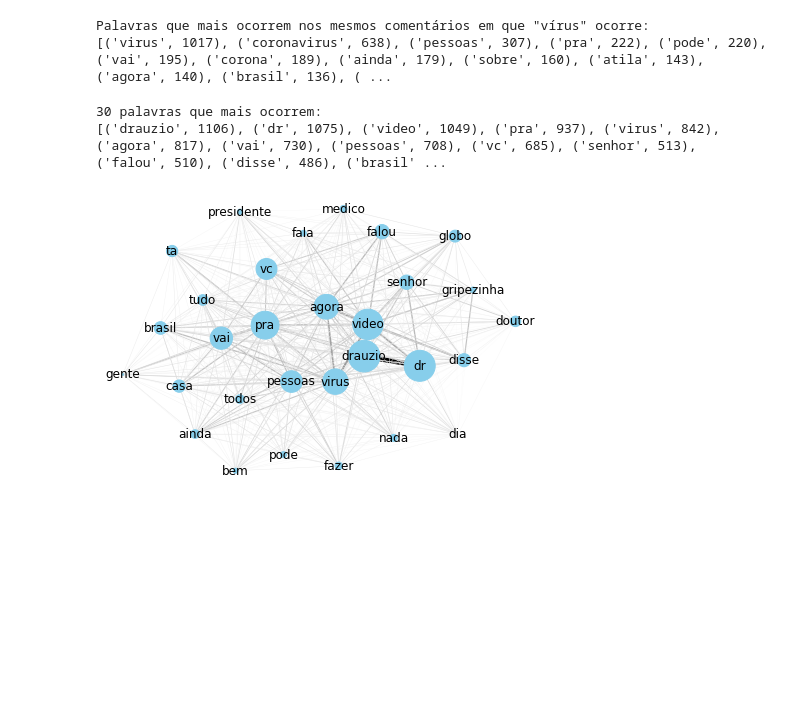
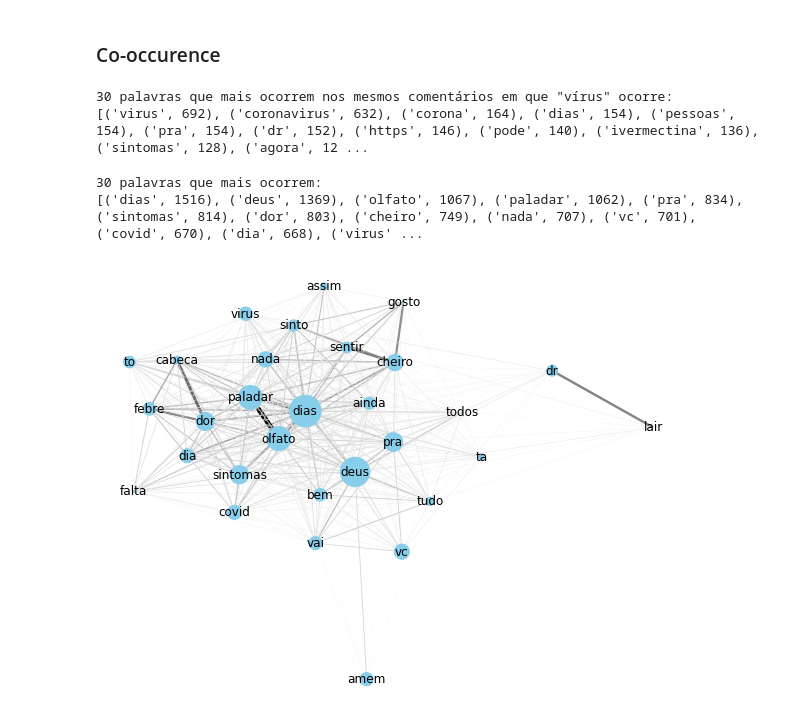
Before and after one commit to PIIMR-CDA/analises, a Jupyter notebook: co_occurence.ipynb, the cells around one changed output. Drawn from its saved outputs; the diff is of its cells as text; code cells hidden in the pictures; blank space fills up the shorter version.

Commit message:
Function to calculate co-occurence matrix + commenting code

```diff
--- a/co_occurence.ipynb
+++ b/co_occurence.ipynb
@@ -42,44 +68,49 @@ def co_occurence_matrix(text, target=None, stop_words=None):
 # %%
-data = pd.read_csv('../comments.csv', usecols=['text'])['text'].dropna()
+data = pd.read_csv('../comentarios.csv', usecols=['text'])['text'].dropna()
 stop_words = [word.rstrip() for word in open('stopwords.txt')]
+N = 30 #Consider only the N most frequent words
+# %% [markdown]
+### Co-occurence
 # %%
-X, labels = co_occurence_matrix(data, 'virus', stop_words=stop_words)
+X, labels = word_occurence_matrix(data, target='virus', stop_words=stop_words)
 
-comments_count = X.sum(axis=0) #no. of comments containing A in which each word appears
-comments_count = sorted(zip(labels, comments_count), reverse=True, key=lambda tupl : tupl[1])
-print('30 palavras que mais ocorrem nos mesmos comentários em que "vírus" ocorre:')
-print(comments_count[:30])
+word_count = X.sum(axis=0) #no. of comments containing A in which each word appears
+word_count = sorted(zip(labels, word_count), reverse=True, key=lambda tupl : tupl[1])
+print(f'{N} palavras que mais ocorrem nos mesmos comentários em que "vírus" ocorre:')
+print(word_count[:N])
 # %% [output]
-Palavras que mais ocorrem nos mesmos comentários em que "vírus" ocorre:
-[('virus', 1017), ('coronavirus', 638), ('pessoas', 307), ('pra', 222), ('pode', 220), ('vai', 195), ('corona', 189), ('ainda', 179), ('sobre', 160), ('atila', 143), ('agora', 140), ('brasil', 136), ( ...
+30 palavras que mais ocorrem nos mesmos comentários em que "vírus" ocorre:
+[('virus', 692), ('coronavirus', 632), ('corona', 164), ('dias', 154), ('pessoas', 154), ('pra', 154), ('dr', 152), ('https', 146), ('pode', 140), ('ivermectina', 136), ('sintomas', 128), ('agora', 12 ...
 # %%
-X, labels = co_occurence_matrix(data[:10000], stop_words=stop_words)
+X, labels = word_occurence_matrix(data[:10000], stop_words=stop_words) #using only data[:10000] bc data is too big
 
-comments_count = X.sum(axis=0)
-most_freq_zipped = sorted(zip(comments_count, labels, X.T), reverse=True)[:30]
-comments_count, labels, X = zip(*most_freq_zipped)
+#Selects only the N most frequent words. Otherwise, co_X would be giant
+word_count = X.sum(axis=0)
+most_freq_zipped = sorted(zip(word_count, labels, X.T), reverse=True)[:N]
+word_count, labels, X = zip(*most_freq_zipped)
 
-co_X = np.vstack(X)
-co_X = co_X @ co_X.T
-np.fill_diagonal(co_X, 0)
+co_X = co_occurence_matrix(X)
 # %%
 print("30 palavras que mais ocorrem:")
-print(list(zip(labels, comments_count)))
+print(list(zip(labels, word_count)))
 # %% [output]
 30 palavras que mais ocorrem:
-[('drauzio', 1106), ('dr', 1075), ('video', 1049), ('pra', 937), ('virus', 842), ('agora', 817), ('vai', 730), ('pessoas', 708), ('vc', 685), ('senhor', 513), ('falou', 510), ('disse', 486), ('brasil' ...
+[('dias', 1516), ('deus', 1369), ('olfato', 1067), ('paladar', 1062), ('pra', 834), ('sintomas', 814), ('dor', 803), ('cheiro', 749), ('nada', 707), ('vc', 701), ('covid', 670), ('dia', 668), ('virus' ...
 # %%
 G = nx.Graph()
 
 for i, row in enumerate(co_X):
     for j, co in enumerate(co_X[i]):
         G.add_edge(labels[i], labels[j], weight=(co))
 
 edges, weights = zip(*nx.get_edge_attributes(G,'weight').items())
 norm_weights = (weights - min(weights)) / (max(weights) - min(weights))
-norm_count = (comments_count - min(comments_count)) / (max(comments_count) - min(comments_count))
+norm_count = (word_count - min(word_count)) / (max(word_count) - min(word_count))
 
+plt.figure(figsize=(8,6))
 nx.draw(G, with_labels=True, node_color='skyblue', edgelist=edges, width=norm_weights*5,
-        edge_color=norm_weights, edge_cmap=cm.get_cmap('binary'), node_size=norm_count*1000)
+        edge_color=norm_weights, edge_cmap=cm.get_cmap('binary'), node_size=norm_count*1000,
+        pos = nx.spring_layout(G, k=1))
+plt.show()
 # %% [output]
-[figure, old version]
+[figure, new version]
```
Also changed, not shown: parts of 3 cells of this notebook.
